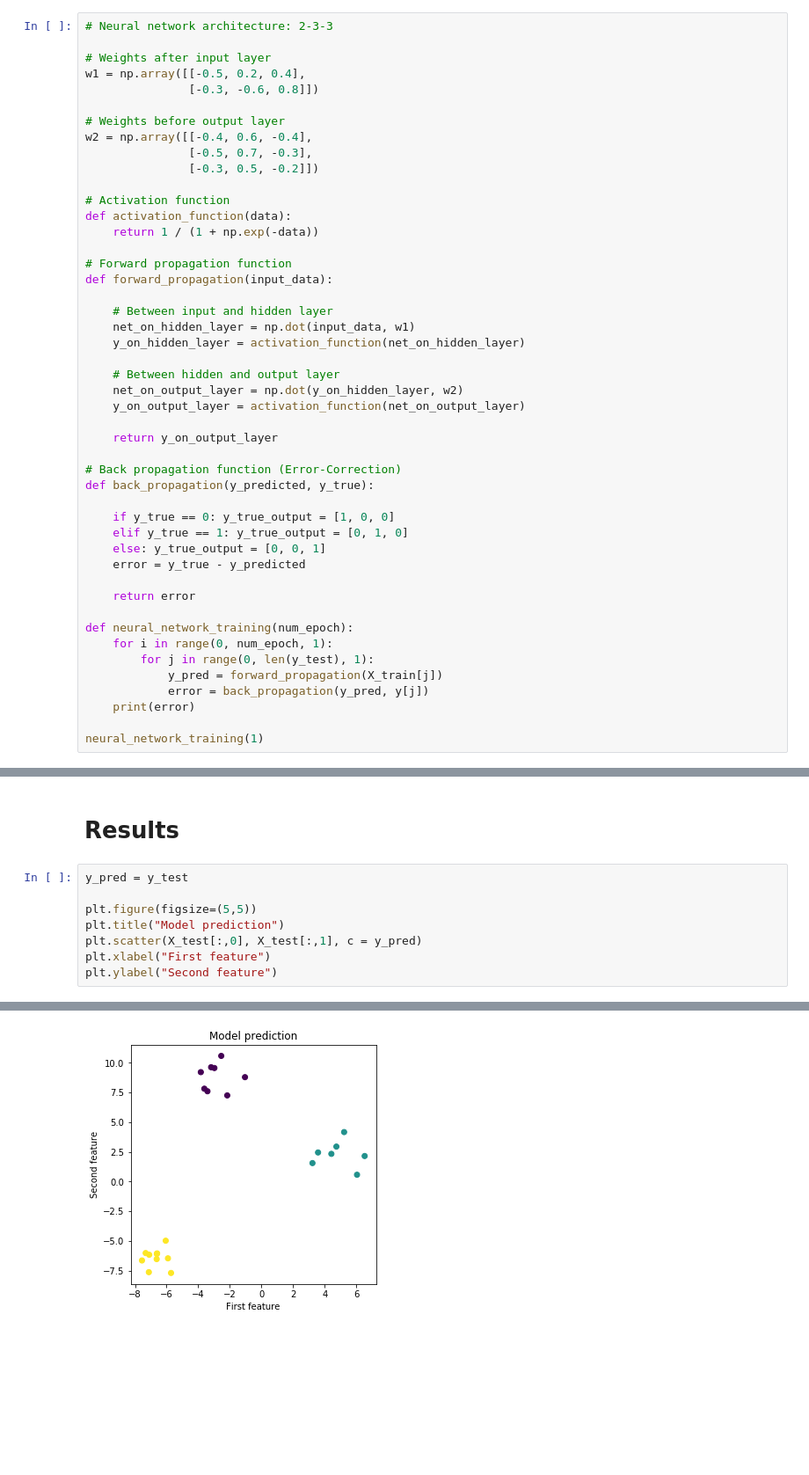
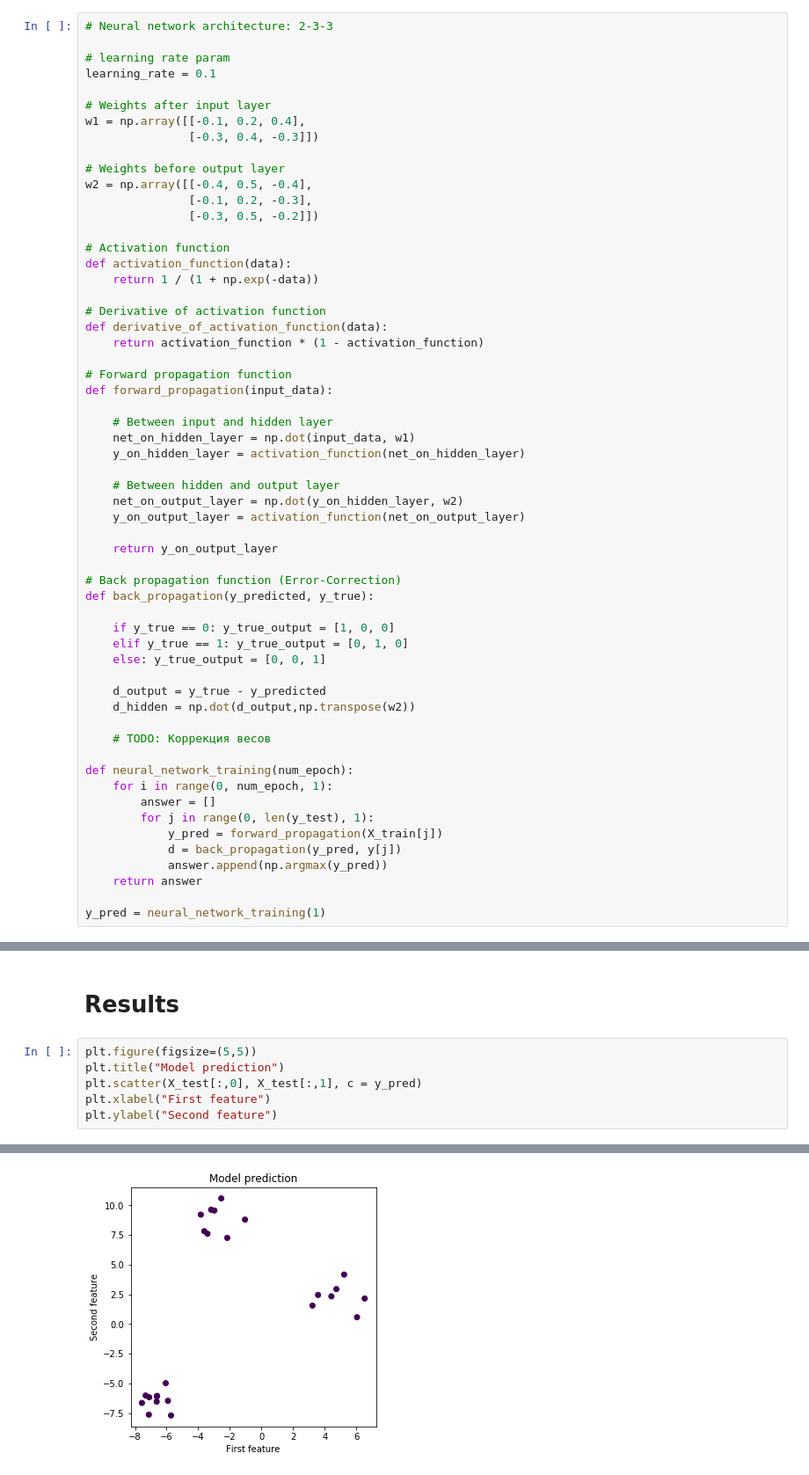
Before and after one commit to ArtemAvanesov/Roonyx-Labs, a Jupyter notebook: 3.ipynb, the cells around one changed output, grey strips where cells are left out. Shown at 88% size. Drawn from its saved outputs; the diff is of its cells as text; blank space fills up the shorter version.

```diff
--- a/3.ipynb
+++ b/3.ipynb
@@ -32,18 +32,25 @@ Shape of test data: (25, 2)
 # %%
 # Neural network architecture: 2-3-3
 
+# learning rate param
+learning_rate = 0.1
+
 # Weights after input layer
-w1 = np.array([[-0.5, 0.2, 0.4],
-               [-0.3, -0.6, 0.8]])
+w1 = np.array([[-0.1, 0.2, 0.4],
+               [-0.3, 0.4, -0.3]])
 
 # Weights before output layer
-w2 = np.array([[-0.4, 0.6, -0.4],
-               [-0.5, 0.7, -0.3],
+w2 = np.array([[-0.4, 0.5, -0.4],
+               [-0.1, 0.2, -0.3],
                [-0.3, 0.5, -0.2]])
 
 # Activation function
 def activation_function(data):
     return 1 / (1 + np.exp(-data))
+
+# Derivative of activation function
+def derivative_of_activation_function(data):
+    return activation_function * (1 - activation_function)
 
 # Forward propagation function
 def forward_propagation(input_data):
@@ -64,15 +71,19 @@ def back_propagation(y_predicted, y_true):
     if y_true == 0: y_true_output = [1, 0, 0]
     elif y_true == 1: y_true_output = [0, 1, 0]
     else: y_true_output = [0, 0, 1]
-    error = y_true - y_predicted
 
-    return error
+    d_output = y_true - y_predicted
+    d_hidden = np.dot(d_output,np.transpose(w2))
+
+    # TODO: Коррекция весов
 
 def neural_network_training(num_epoch):
     for i in range(0, num_epoch, 1):
+        answer = []
         for j in range(0, len(y_test), 1):
             y_pred = forward_propagation(X_train[j])
-            error = back_propagation(y_pred, y[j])
-    print(error)
+            d = back_propagation(y_pred, y[j])
+            answer.append(np.argmax(y_pred))
+    return answer
 
-neural_network_training(1)
+y_pred = neural_network_training(1)
@@ -81,13 +90,11 @@ neural_network_training(1)
 # %% [markdown]
 # Results
 # %%
-y_pred = y_test
-
 plt.figure(figsize=(5,5))
 plt.title("Model prediction")
 plt.scatter(X_test[:,0], X_test[:,1], c = y_pred)
 plt.xlabel("First feature")
 plt.ylabel("Second feature")
 # %% [output]
 Text(0, 0.5, 'Second feature')
-[figure, old version]
+[figure, new version]
```
Also changed, not shown: parts of 1 cell of this notebook.
